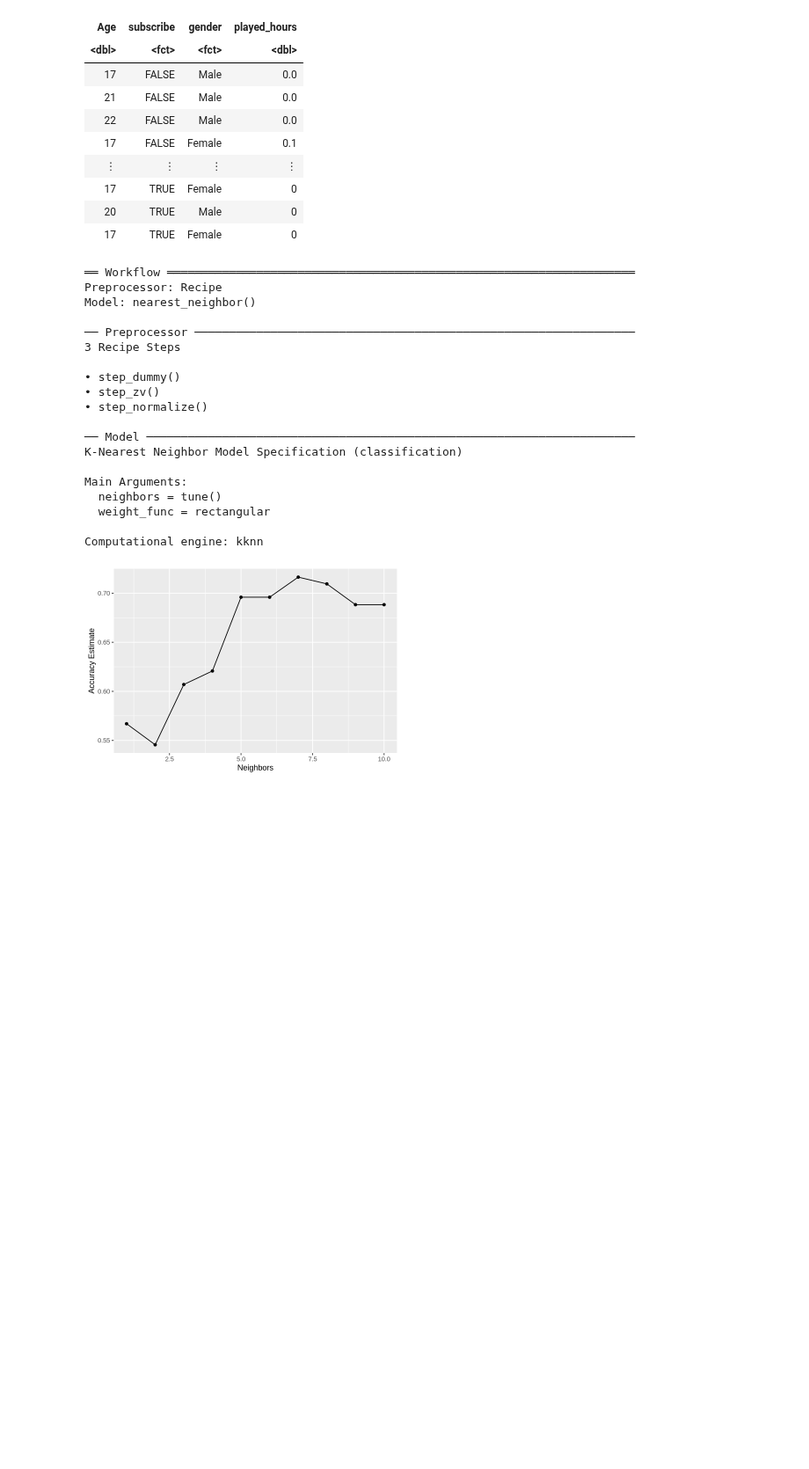
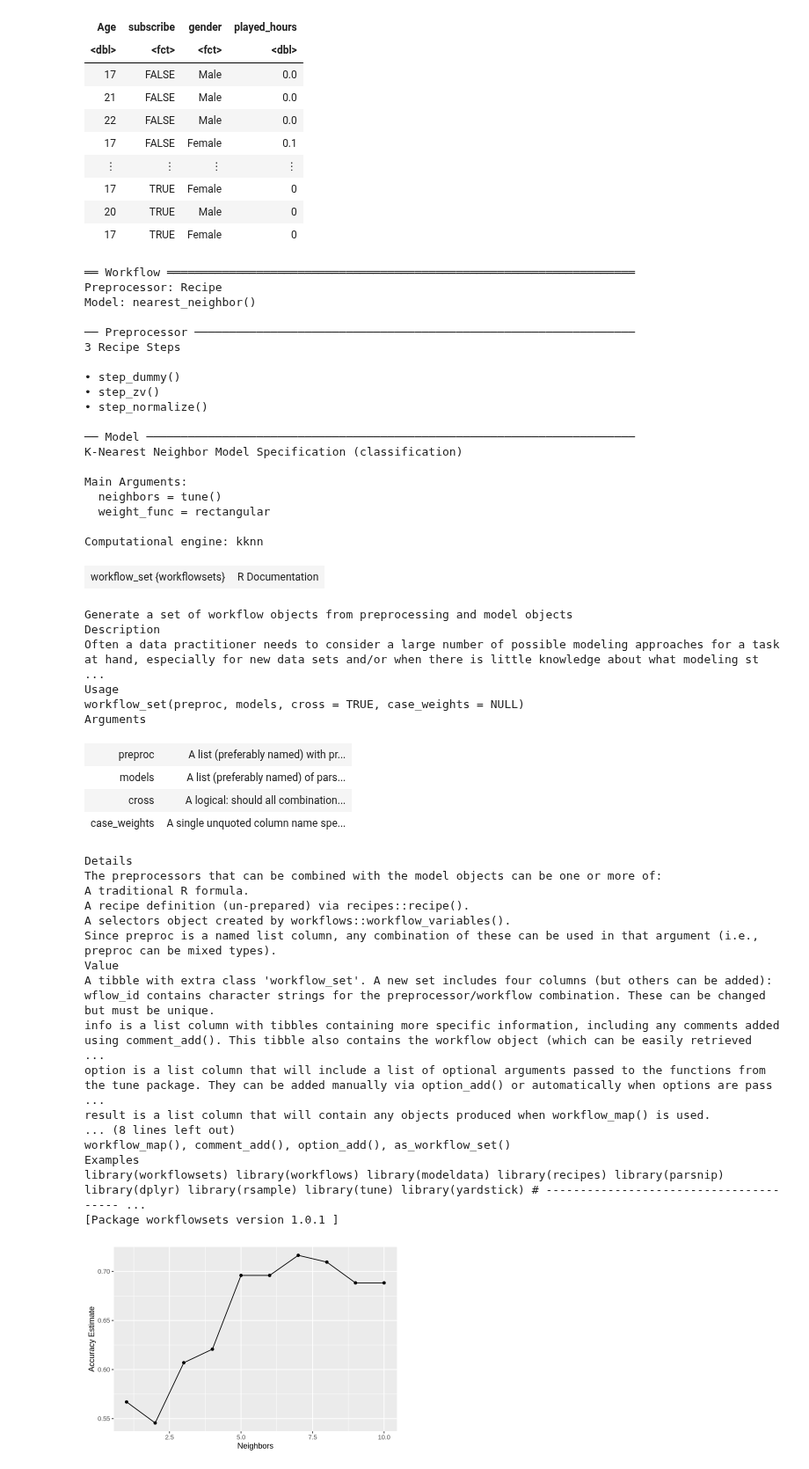
Before and after one commit to FabianoGLentini/player-subscription-ml, a Jupyter notebook: Project Report.ipynb, the cells around one changed output. Shown at 88% size. Cells and saved outputs as stored; diff of their text form; code cells hidden in the pictures; blank space fills up the shorter version.

```diff
--- a/Project Report.ipynb
+++ b/Project Report.ipynb
@@ -150,7 +162,9 @@ k_grid = tibble(neighbors = seq(from = 1, to = 10, by = 1))
 # %%
 #TODO FABIO ... search refractor options to reduce code clutter/redundancy
 # Workflow Step
+workflow_set <- workflow_set(
 
+)
 # TODO FABIO look into increasing it and the impact on results
 
 
@@ -195,33 +209,61 @@ player_wf_All
 # # gender
 # player_wf_G <- workflow()  |>
 #             add_recipe(player_recipe_G) |>
 #             add_model(player_spec)
 
 # # Workflow 07:
 # # played_hours
 # player_wf_H <- workflow()  |>
 #             add_recipe(player_recipe_H) |>
 #             add_model(player_spec)
 # %% [output]
 ══ Workflow ════════════════════════════════════════════════════════════════════
 Preprocessor: Recipe
 Model: nearest_neighbor()
 
 ── Preprocessor ────────────────────────────────────────────────────────────────
 3 Recipe Steps
 
 • step_dummy()
 • step_zv()
 • step_normalize()
 
 ── Model ───────────────────────────────────────────────────────────────────────
 K-Nearest Neighbor Model Specification (classification)
 
 Main Arguments:
   neighbors = tune()
   weight_func = rectangular
 
 Computational engine: kknn
+| workflow_set {workflowsets} | R Documentation |
+Generate a set of workflow objects from preprocessing and model objects
+Description
+Often a data practitioner needs to consider a large number of possible modeling approaches for a task at hand, especially for new data sets and/or when there is little knowledge about what modeling st ...
+Usage
+workflow_set(preproc, models, cross = TRUE, case_weights = NULL)
+Arguments
+| preproc | A list (preferably named) with pr... |
+| models | A list (preferably named) of pars... |
+| cross | A logical: should all combination... |
+| case_weights | A single unquoted column name spe... |
+Details
+The preprocessors that can be combined with the model objects can be one or more of:
+A traditional R formula.
+A recipe definition (un-prepared) via recipes::recipe().
+A selectors object created by workflows::workflow_variables().
+Since preproc is a named list column, any combination of these can be used in that argument (i.e., preproc can be mixed types).
+Value
+A tibble with extra class 'workflow_set'. A new set includes four columns (but others can be added):
+wflow_id contains character strings for the preprocessor/workflow combination. These can be changed but must be unique.
+info is a list column with tibbles containing more specific information, including any comments added using comment_add(). This tibble also contains the workflow object (which can be easily retrieved  ...
+option is a list column that will include a list of optional arguments passed to the functions from the tune package. They can be added manually via option_add() or automatically when options are pass ...
+result is a list column that will contain any objects produced when workflow_map() is used.
+... (8 lines left out)
+workflow_map(), comment_add(), option_add(), as_workflow_set()
+Examples
+library(workflowsets) library(workflows) library(modeldata) library(recipes) library(parsnip) library(dplyr) library(rsample) library(tune) library(yardstick) # --------------------------------------- ...
+[Package workflowsets version 1.0.1 ]
 # %%
 #TODO FABIO write workflow step use case/what it functionally is doing
 # %%
```
Also changed, not shown: parts of 8 cells of this notebook.
